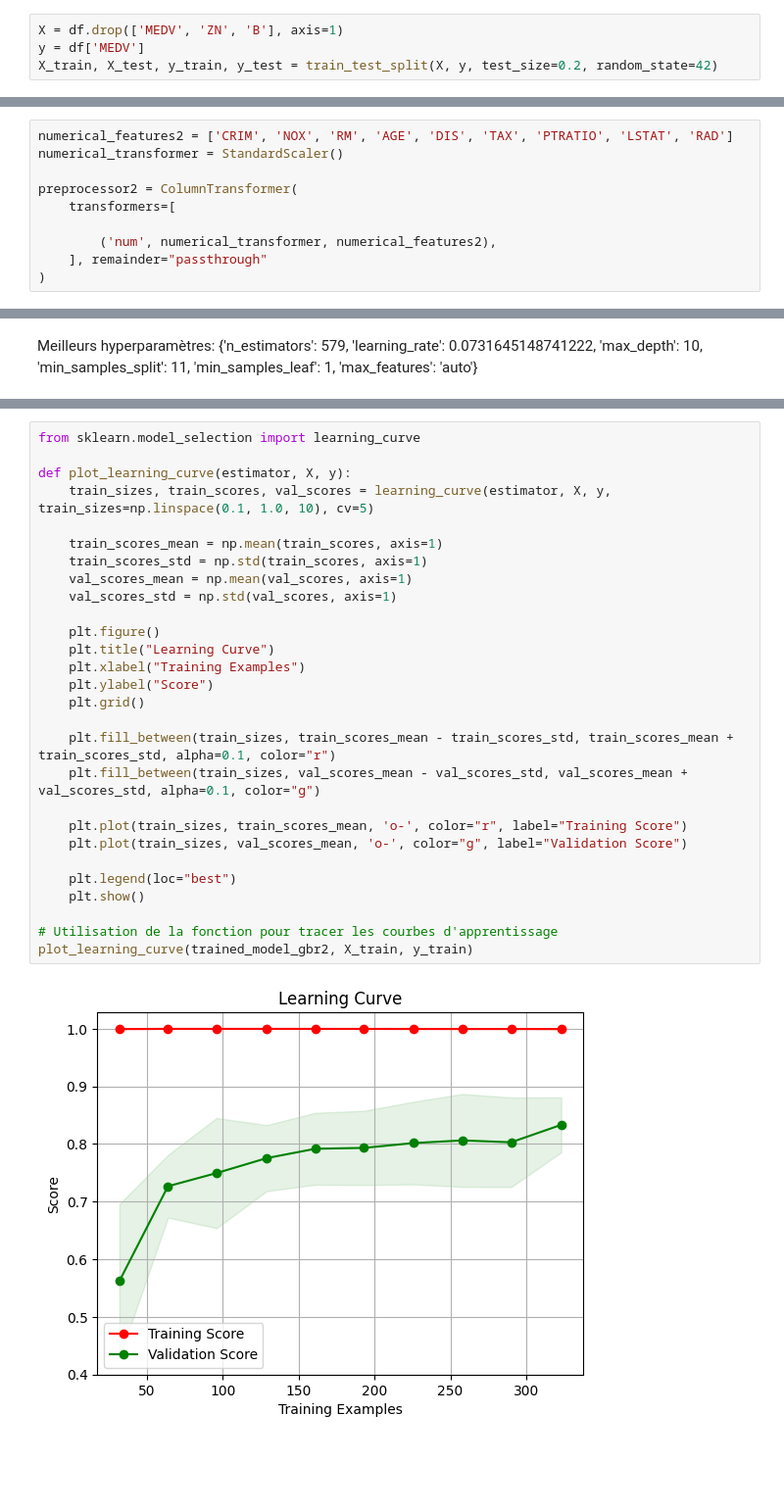
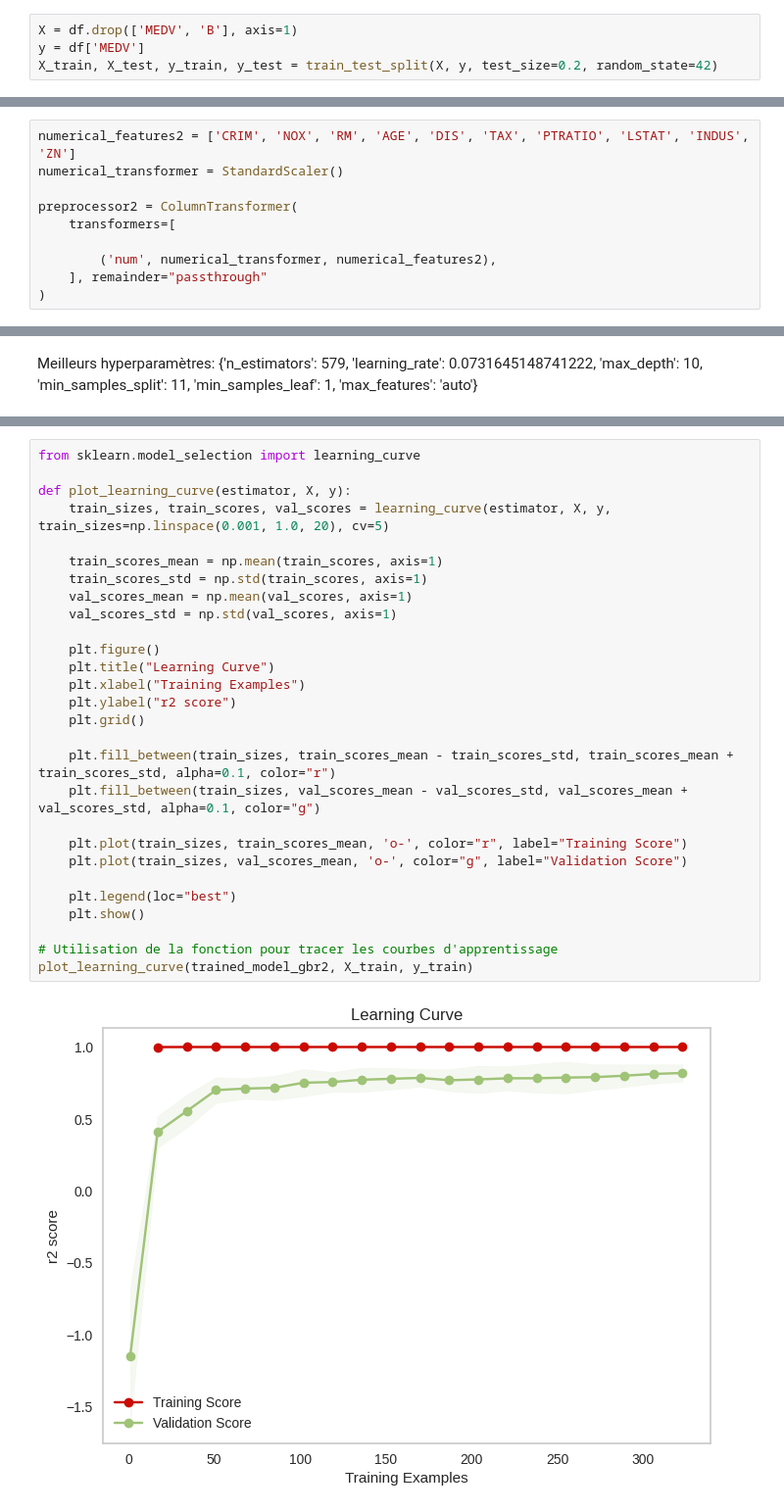
Before and after one commit to MyriamLbhn/Boston-Housing-Regression-Model, a Jupyter notebook: modelisation.ipynb, the cells around one changed output, grey strips where cells are left out. Shown at 98% size. Drawn from its saved outputs; the diff is of its cells as text; blank space fills up the shorter version.

```diff
--- a/modelisation.ipynb
+++ b/modelisation.ipynb
@@ -287,4 +427,4 @@ df
 # %%
-X = df.drop(['MEDV', 'ZN', 'B'], axis=1)
+X = df.drop(['MEDV', 'B'], axis=1)
 y = df['MEDV']
 X_train, X_test, y_train, y_test = train_test_split(X, y, test_size=0.2, random_state=42)
@@ -291,5 +433,5 @@ X_train, X_test, y_train, y_test = train_test_split(X, y, test_size=0.2, random_
 # %%
-numerical_features2 = ['CRIM', 'NOX', 'RM', 'AGE', 'DIS', 'TAX', 'PTRATIO', 'LSTAT', 'RAD']
+numerical_features2 = ['CRIM', 'NOX', 'RM', 'AGE', 'DIS', 'TAX', 'PTRATIO', 'LSTAT', 'INDUS', 'ZN']
 numerical_transformer = StandardScaler()
 
 preprocessor2 = ColumnTransformer(
@@ -410,30 +585,30 @@ print(trained_model_gbr2.score(X_test, y_test))
 # %%
 from sklearn.model_selection import learning_curve
 
 def plot_learning_curve(estimator, X, y):
-    train_sizes, train_scores, val_scores = learning_curve(estimator, X, y, train_sizes=np.linspace(0.1, 1.0, 10), cv=5)
+    train_sizes, train_scores, val_scores = learning_curve(estimator, X, y, train_sizes=np.linspace(0.001, 1.0, 20), cv=5)
 
     train_scores_mean = np.mean(train_scores, axis=1)
     train_scores_std = np.std(train_scores, axis=1)
     val_scores_mean = np.mean(val_scores, axis=1)
     val_scores_std = np.std(val_scores, axis=1)
 
     plt.figure()
     plt.title("Learning Curve")
     plt.xlabel("Training Examples")
-    plt.ylabel("Score")
+    plt.ylabel("r2 score")
     plt.grid()
 
     plt.fill_between(train_sizes, train_scores_mean - train_scores_std, train_scores_mean + train_scores_std, alpha=0.1, color="r")
     plt.fill_between(train_sizes, val_scores_mean - val_scores_std, val_scores_mean + val_scores_std, alpha=0.1, color="g")
 
     plt.plot(train_sizes, train_scores_mean, 'o-', color="r", label="Training Score")
     plt.plot(train_sizes, val_scores_mean, 'o-', color="g", label="Validation Score")
 
     plt.legend(loc="best")
     plt.show()
 
 # Utilisation de la fonction pour tracer les courbes d'apprentissage
 plot_learning_curve(trained_model_gbr2, X_train, y_train)
 # %% [output]
-[figure, old version]
+[figure, new version]
```
Also changed, not shown: parts of 43 cells of this notebook, 2 other files.
